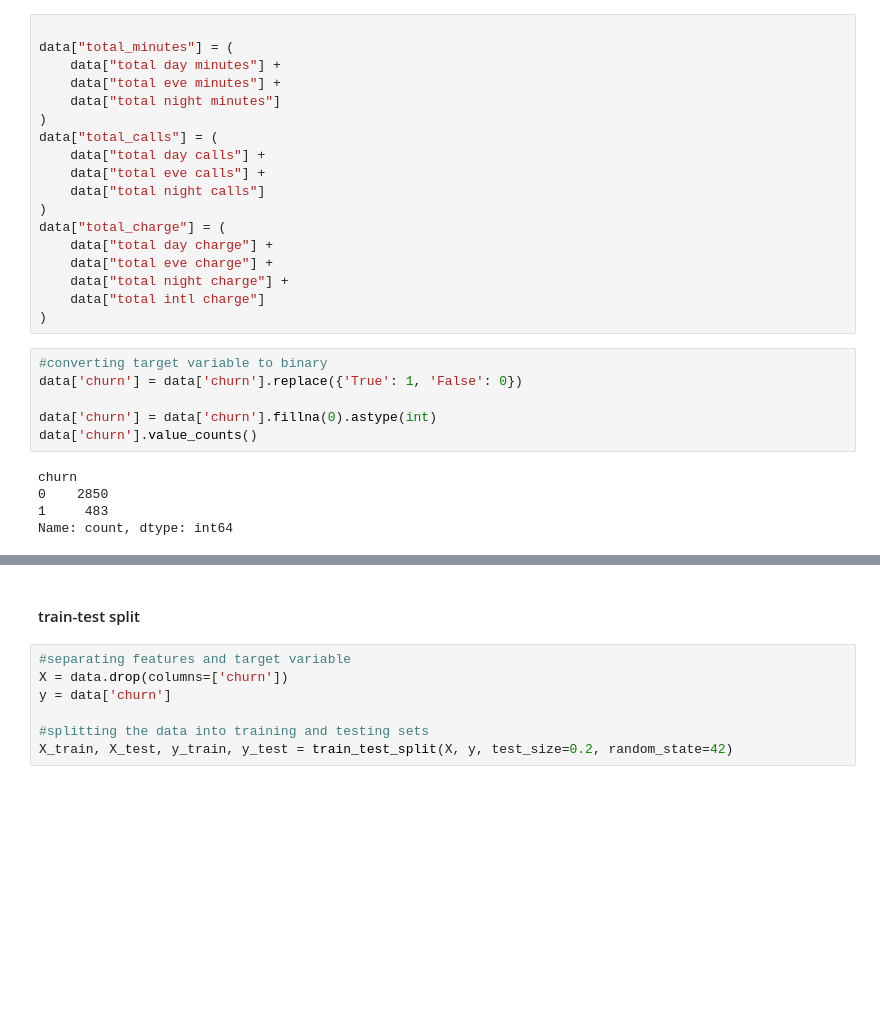
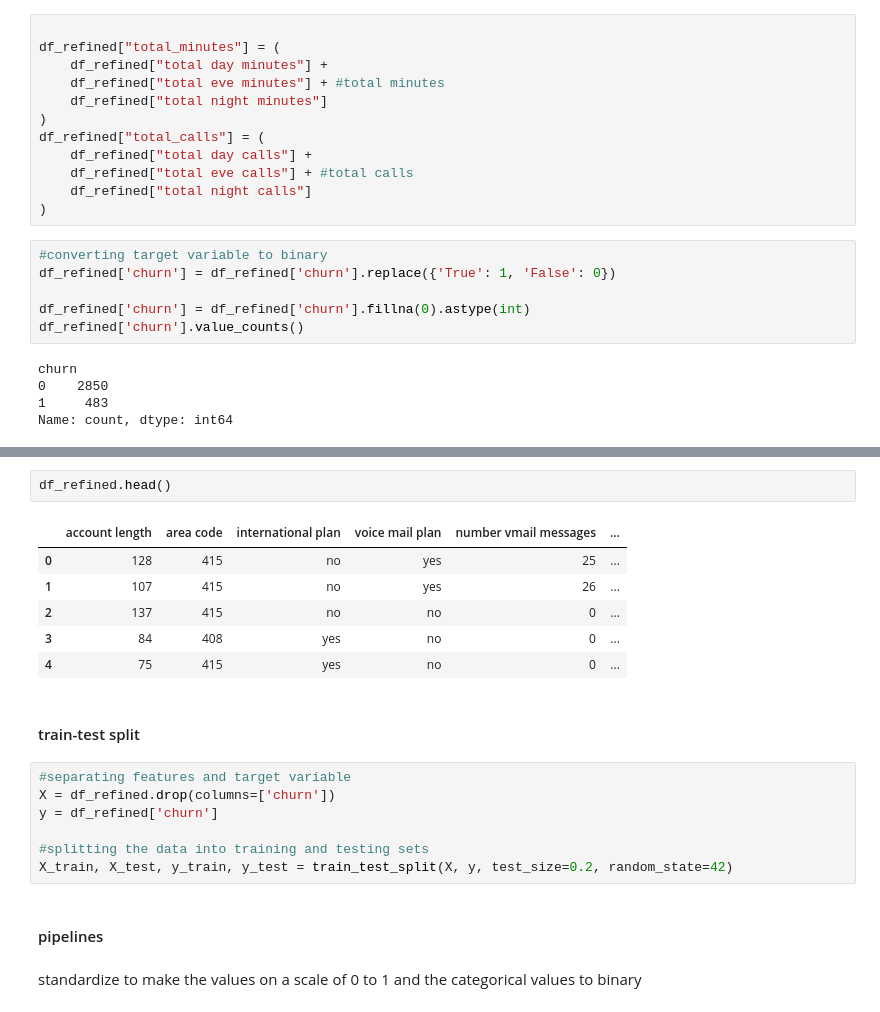
Before and after one commit to chepbree/customer-churn-prediction, a Jupyter notebook: churn.ipynb, the cells around one changed output, grey strips where cells are left out. Drawn from its saved outputs; the diff is of its cells as text; blank space fills up the shorter version.

```diff
--- a/churn.ipynb
+++ b/churn.ipynb
@@ -106,27 +145,21 @@ Number of duplicate rows: 0
 # %%
 
-data["total_minutes"] = (
-    data["total day minutes"] +
-    data["total eve minutes"] +
-    data["total night minutes"]
+df_refined["total_minutes"] = (
+    df_refined["total day minutes"] +
+    df_refined["total eve minutes"] + #total minutes
+    df_refined["total night minutes"]
 )
-data["total_calls"] = (
-    data["total day calls"] +
-    data["total eve calls"] +
-    data["total night calls"]
+df_refined["total_calls"] = (
+    df_refined["total day calls"] +
+    df_refined["total eve calls"] + #total calls
+    df_refined["total night calls"]
 )
-data["total_charge"] = (
-    data["total day charge"] +
-    data["total eve charge"] +
-    data["total night charge"] +
-    data["total intl charge"]
-)
 # %%
 #converting target variable to binary
-data['churn'] = data['churn'].replace({'True': 1, 'False': 0})
+df_refined['churn'] = df_refined['churn'].replace({'True': 1, 'False': 0})
 
-data['churn'] = data['churn'].fillna(0).astype(int)
-data['churn'].value_counts()
+df_refined['churn'] = df_refined['churn'].fillna(0).astype(int)
+df_refined['churn'].value_counts()
 # %% [output]
 churn
 0    2850
@@ -145,9 +168,22 @@ data.head()
+# %%
+df_refined.head()
+# %% [output]
+|  | account length | area code | international plan | voice mail plan | number vmail messages | ... |
+| 0 | 128 | 415 | no | yes | 25 | ... |
+| 1 | 107 | 415 | no | yes | 26 | ... |
+| 2 | 137 | 415 | no | no | 0 | ... |
+| 3 | 84 | 408 | yes | no | 0 | ... |
+| 4 | 75 | 415 | yes | no | 0 | ... |
 # %% [markdown]
 #### train-test split
 # %%
 #separating features and target variable
-X = data.drop(columns=['churn'])
-y = data['churn']
+X = df_refined.drop(columns=['churn'])
+y = df_refined['churn']
 
 #splitting the data into training and testing sets
 X_train, X_test, y_train, y_test = train_test_split(X, y, test_size=0.2, random_state=42)
+# %% [markdown]
+#### pipelines
+# %% [markdown]
+standardize to make the values on a scale of 0 to 1 and the categorical values to binary
```
Also changed, not shown: parts of 17 cells of this notebook, 1 other file.
